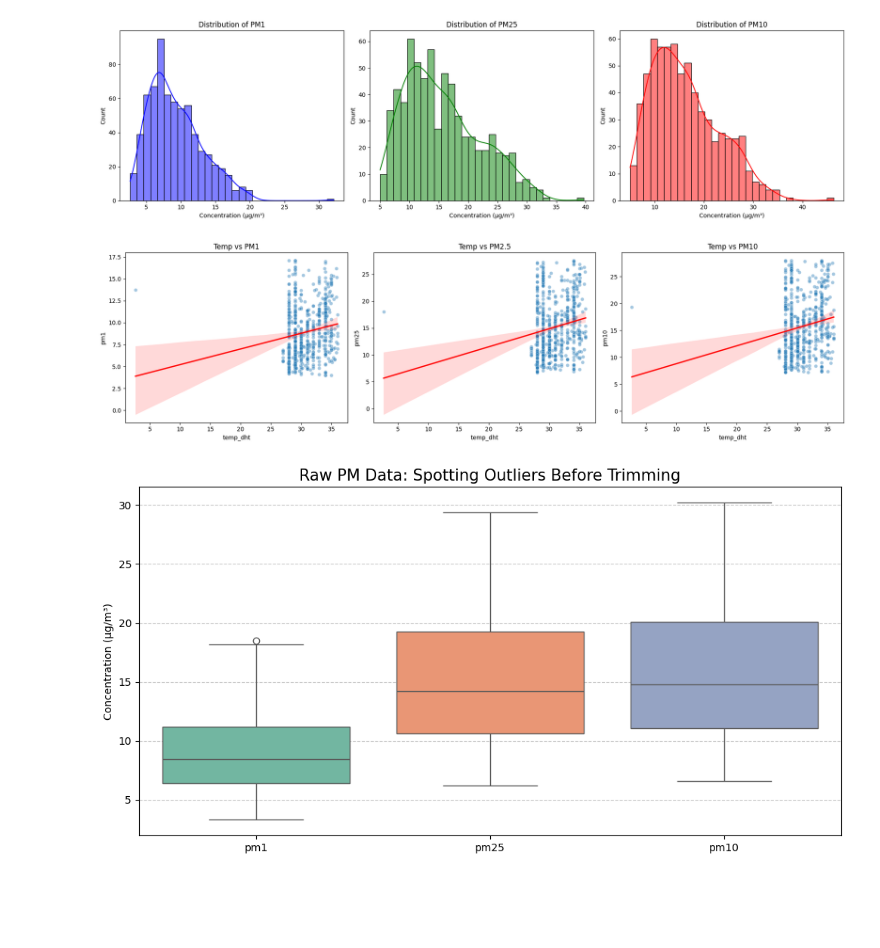
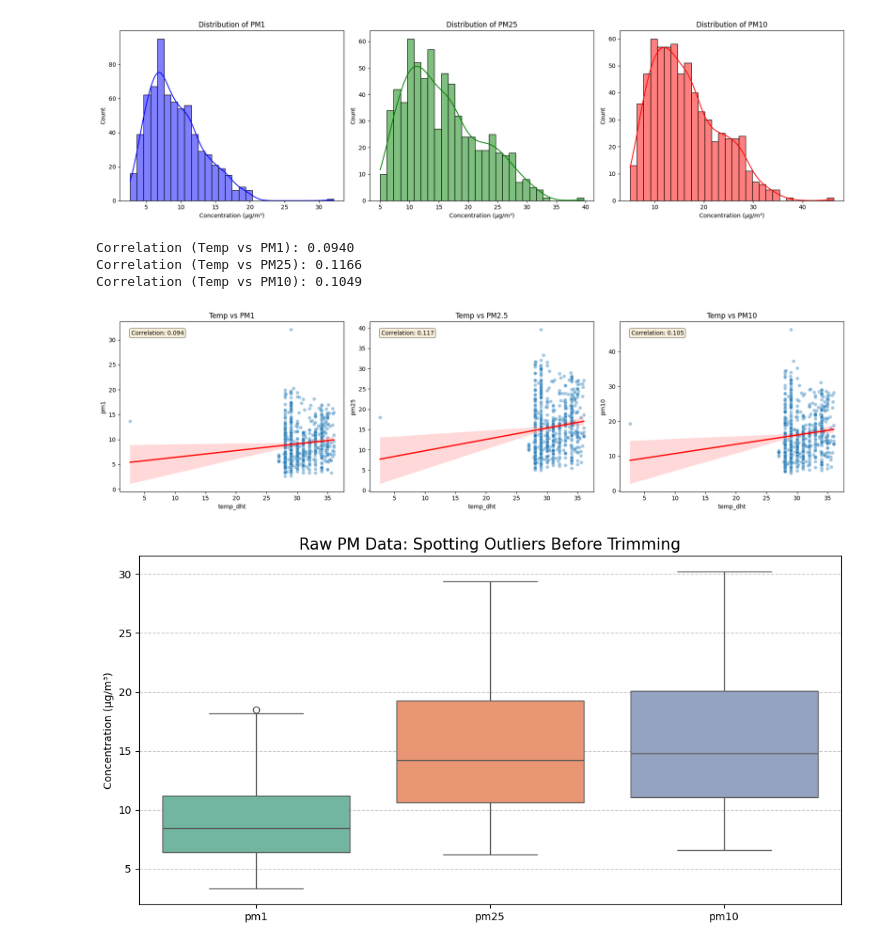
Before and after one commit to JirakornChaitanaporn/DAQ-IronLung-byIronMen, a Jupyter notebook: backend/preprocess/preprocess_outdoor.ipynb, the cells around one changed output. Drawn from its saved outputs; the diff is of its cells as text; code cells hidden in the pictures; blank space fills up the shorter version.

```diff
--- a/backend/preprocess/preprocess_outdoor.ipynb
+++ b/backend/preprocess/preprocess_outdoor.ipynb
@@ -199,22 +199,30 @@ plt.show()
 # %% [output]
 [figure]
 # %%
-# 3. Create a 1x3 Grid for Scatters - Temperature vs PM sensors
 fig, axes = plt.subplots(1, 3, figsize=(18, 5))
 
 # Temperature vs PM sensors
 sns.scatterplot(data=df, x='temp_dht', y='pm1', ax=axes[0], alpha=0.4).set_title('Temp vs PM1')
 sns.scatterplot(data=df, x='temp_dht', y='pm25', ax=axes[1], alpha=0.4).set_title('Temp vs PM2.5')
 sns.scatterplot(data=df, x='temp_dht', y='pm10', ax=axes[2], alpha=0.4).set_title('Temp vs PM10')
 
-# Add trend lines to all to see the direction of correlation
-for ax in axes.flat:
-    sns.regplot(data=df, x=ax.get_xlabel(), y=ax.get_ylabel(), ax=ax, scatter=False, color='red')
+# Add trend lines and correlation coefficients
+pm_sensors = ['pm1', 'pm25', 'pm10']
+for i, (ax, pm_col) in enumerate(zip(axes.flat, pm_sensors)):
+    sns.regplot(data=df, x='temp_dht', y=pm_col, ax=ax, scatter=False, color='red')
+
+    corr = df['temp_dht'].corr(df[pm_col])
+    ax.text(0.05, 0.95, f'Correlation: {corr:.3f}',
+            transform=ax.transAxes, verticalalignment='top',
+            bbox=dict(boxstyle='round', facecolor='wheat', alpha=0.5))
 
 plt.tight_layout()
 plt.show()
 # %% [output]
+Correlation (Temp vs PM1): 0.0940
+Correlation (Temp vs PM25): 0.1166
+Correlation (Temp vs PM10): 0.1049
-[figure, old version]
+[figure, new version]
 # %%
 import matplotlib.pyplot as plt
 import seaborn as sns
```
Also changed, not shown: 8 other files.
